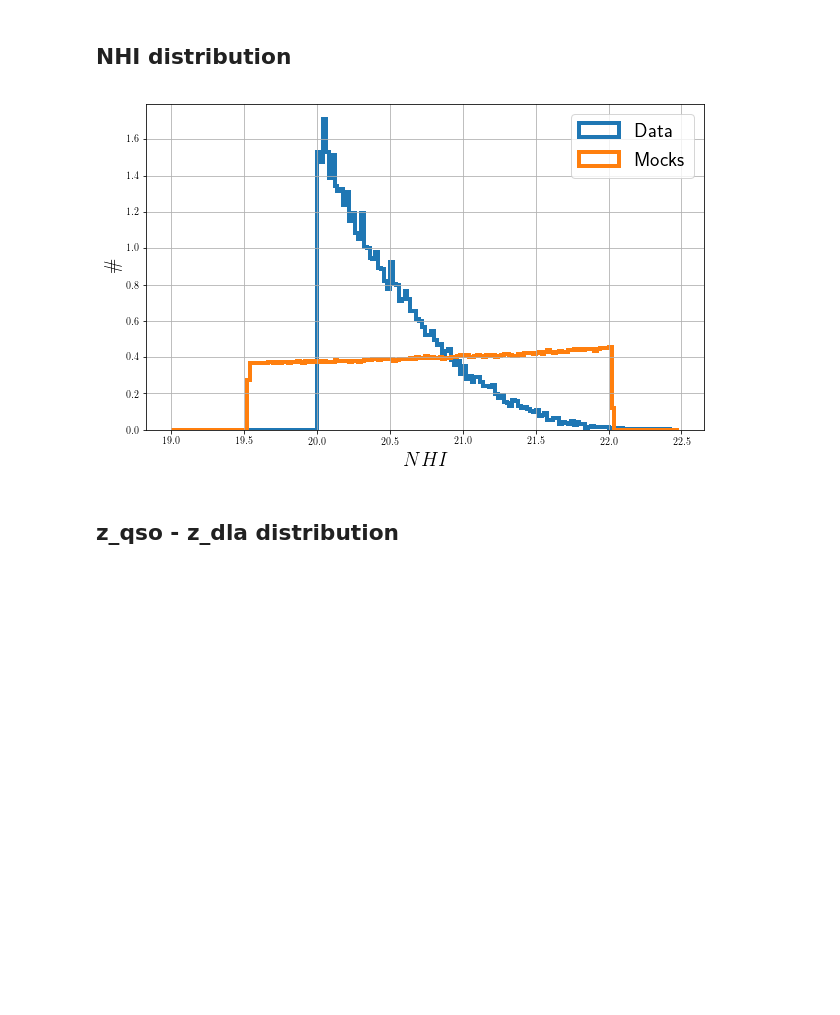
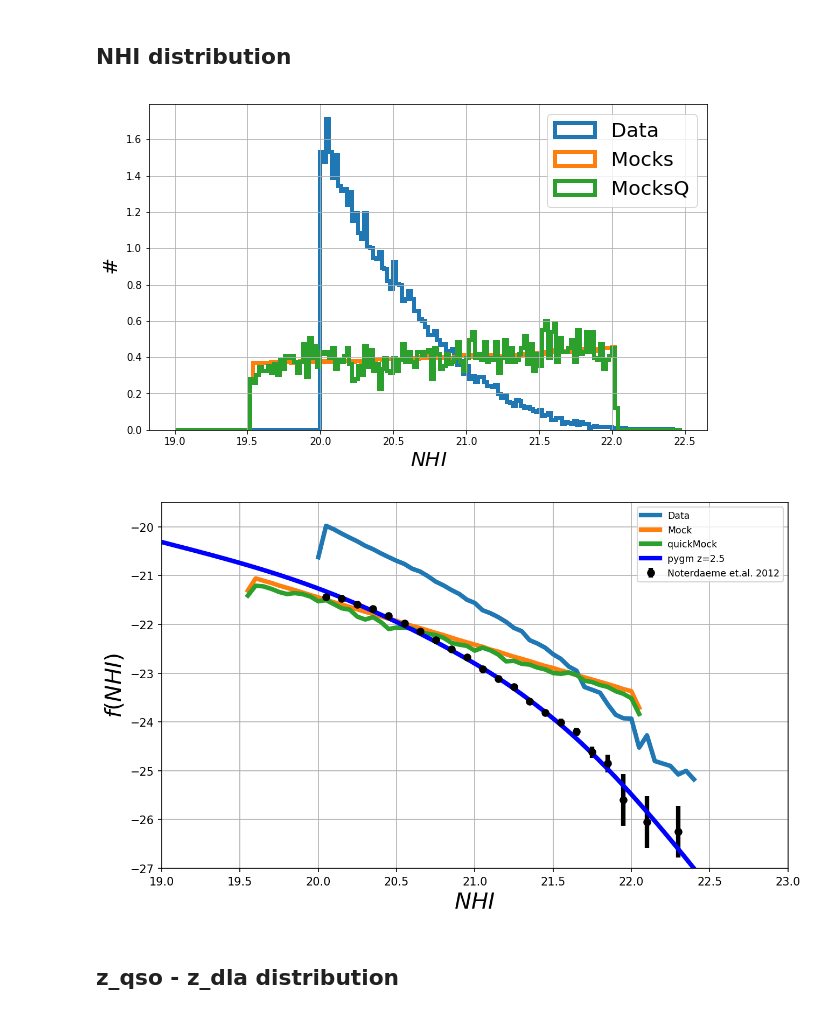
Before and after one commit to igmhub/desi_QA, a Jupyter notebook: Mocks/QA_DLA.ipynb, the cells around one changed output. Cells and saved outputs as stored; diff of their text form; code cells hidden in the pictures; blank space fills up the shorter version.

```diff
--- a/Mocks/QA_DLA.ipynb
+++ b/Mocks/QA_DLA.ipynb
@@ -216,11 +249,13 @@ plt.grid()
 # %%
-toPlot = {'Mocks':mock['DLA_catalog'], 'Data':data['DLA_catalog']}
+#First plot a simple histogram.
+toPlot = {'Mocks':mock['DLA_catalog'], 'MocksQ':mock2['DLA_catalog'],'Data':data['DLA_catalog']}
 bins = sp.arange(19.,22.5,0.02)
 for name,path in sorted(toPlot.items()):
     h = fitsio.FITS(path)
     nhi = h[1]['NHI'][:]
     h.close()
     plt.hist(nhi,bins=bins,histtype='step',label=name,density=True,linewidth=4)
+
 
 ###
 #h = fitsio.FITS('$HOME/Programs/desi/code/desisim/py/desisim/data/fN_spline_z24.fits.gz')
@@ -229,12 +264,49 @@ for name,path in sorted(toPlot.items()):
 #h.close()
 #plt.plot(NHI,d,linewidth=4)
 
+
 plt.xlabel(r'$NHI$')
 plt.ylabel(r'$\mathrm{\#}$')
 plt.legend()
 plt.grid()
 # %% [output]
-[figure, old version]
+[figure, new version]
+# %%
+fig=plt.figure(dpi=150)
+toPlot = {'Mock':mock['DLA_catalog'],'Data':data['DLA_catalog'],'quickMock':mock2['DLA_catalog']}
+redshift_key = { 'Data':'Z', 'Mock':'ZDLA','quickMock':'ZDLA'}
+
+bins = sp.arange(19.,22.5,0.05)
+for name,path in sorted(toPlot.items()):
+    h = Table.read(path)
+    nhi = h['NHI']
+    zqso=h['ZQSO']
+    zdla=h[redshift_key[name]]
+    mask=(zdla<=3) & (zdla>2)
+    nhi=nhi[mask]
+    zqso=zqso[mask]
+    zqso=sp.unique(zqso)
+    nhi,fnhi=fNH(zqso,nhi,zmin=0,bins=bins)
+    plt.plot(nhi,sp.log10(fnhi),label=name,linewidth=4)
+###
+h = fitsio.FITS('$HOME/desi/code/desisim/py/desisim/data/fN_spline_z24.fits.gz')
+NHI_ = h[1]['LGN'][:][0]
+d = h[1]['FN'][:][0]
+h.close()
+#plt.plot(NHI_,d,linewidth=4,label='fN_spline')
+plt.errorbar(bins_ND,logf_ND,yerr=sig_logf,color='k',fmt='o',label='Noterdaeme et.al. 2012')
+plt.plot(pygm[0],pygm[2],color='blue',label='pygm z=2.5')
+
+plt.xlabel(r'$NHI$')
+plt.ylabel(r'$f(NHI)}$')
+plt.xlim(19,23)
+plt.ylim(-27,-19.5)
+
+
+plt.legend(fontsize='small')
+plt.grid()
+# %% [output]
+[figure, added]
 # %% [markdown]
 ## z_qso - z_dla distribution
 # %%
```
Also changed, not shown: parts of 13 cells of this notebook.
